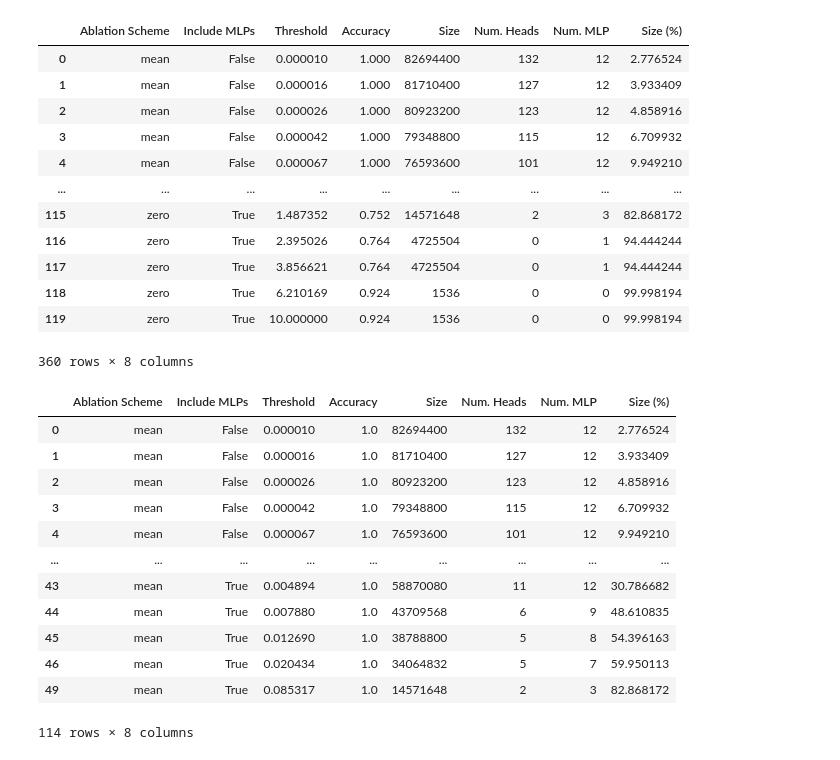
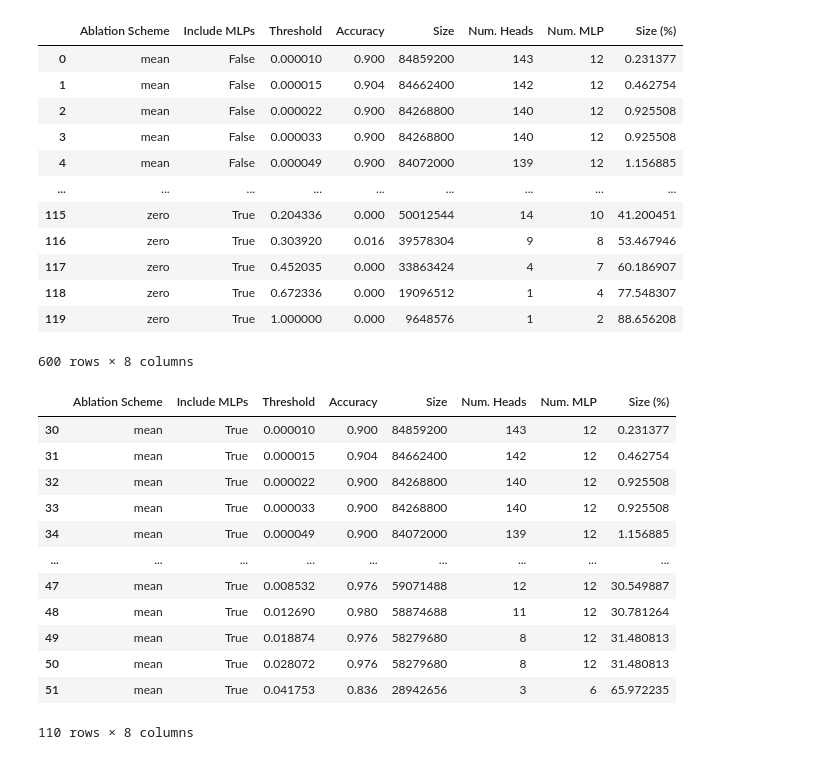
Before and after one commit to jgcarrasco/circuit-extraction, a Jupyter notebook: plots.ipynb, the cells around one changed output. Cells and saved outputs as stored; diff of their text form; code cells hidden in the pictures.

```diff
--- a/plots.ipynb
+++ b/plots.ipynb
@@ -5,7 +5,7 @@ import pandas as pd
 import seaborn as sns
 import matplotlib.pyplot as plt
 # %%
-task = "greater-than"
+task = "acronyms"
 ratio = 1.8
 
 df = []
@@ -17,36 +17,36 @@ df["Size (%)"] = (df["Size"].max() - df["Size"]) / df["Size"].max() * 100
 df
 # %% [output]
 |  | Ablation Scheme | Include MLPs | Threshold | Accuracy | Size | Num. Heads | Num. MLP | Size (%) |
-| 0 | mean | False | 0.000010 | 1.000 | 82694400 | 132 | 12 | 2.776524 |
-| 1 | mean | False | 0.000016 | 1.000 | 81710400 | 127 | 12 | 3.933409 |
-| 2 | mean | False | 0.000026 | 1.000 | 80923200 | 123 | 12 | 4.858916 |
-| 3 | mean | False | 0.000042 | 1.000 | 79348800 | 115 | 12 | 6.709932 |
-| 4 | mean | False | 0.000067 | 1.000 | 76593600 | 101 | 12 | 9.949210 |
+| 0 | mean | False | 0.000010 | 0.900 | 84859200 | 143 | 12 | 0.231377 |
+| 1 | mean | False | 0.000015 | 0.904 | 84662400 | 142 | 12 | 0.462754 |
+| 2 | mean | False | 0.000022 | 0.900 | 84268800 | 140 | 12 | 0.925508 |
+| 3 | mean | False | 0.000033 | 0.900 | 84268800 | 140 | 12 | 0.925508 |
+| 4 | mean | False | 0.000049 | 0.900 | 84072000 | 139 | 12 | 1.156885 |
 | ... | ... | ... | ... | ... | ... | ... | ... | ... |
-| 115 | zero | True | 1.487352 | 0.752 | 14571648 | 2 | 3 | 82.868172 |
-| 116 | zero | True | 2.395026 | 0.764 | 4725504 | 0 | 1 | 94.444244 |
-| 117 | zero | True | 3.856621 | 0.764 | 4725504 | 0 | 1 | 94.444244 |
-| 118 | zero | True | 6.210169 | 0.924 | 1536 | 0 | 0 | 99.998194 |
-| 119 | zero | True | 10.000000 | 0.924 | 1536 | 0 | 0 | 99.998194 |
+| 115 | zero | True | 0.204336 | 0.000 | 50012544 | 14 | 10 | 41.200451 |
+| 116 | zero | True | 0.303920 | 0.016 | 39578304 | 9 | 8 | 53.467946 |
+| 117 | zero | True | 0.452035 | 0.000 | 33863424 | 4 | 7 | 60.186907 |
+| 118 | zero | True | 0.672336 | 0.000 | 19096512 | 1 | 4 | 77.548307 |
+| 119 | zero | True | 1.000000 | 0.000 | 9648576 | 1 | 2 | 88.656208 |
-360 rows × 8 columns
+600 rows × 8 columns
 # %%
 #df = df.groupby(["Ablation Scheme", "Include MLPs", "Threshold"]).mean()
 # %%
-df[(df["Accuracy"] >= df["Accuracy"].max()) & (df["Ablation Scheme"] == "mean")]
+df[(df["Accuracy"] >= 0.7) & (df["Ablation Scheme"] == "mean") & (df["Include MLPs"] == True)]
 # %% [output]
 |  | Ablation Scheme | Include MLPs | Threshold | Accuracy | Size | Num. Heads | Num. MLP | Size (%) |
-| 0 | mean | False | 0.000010 | 1.0 | 82694400 | 132 | 12 | 2.776524 |
-| 1 | mean | False | 0.000016 | 1.0 | 81710400 | 127 | 12 | 3.933409 |
-| 2 | mean | False | 0.000026 | 1.0 | 80923200 | 123 | 12 | 4.858916 |
-| 3 | mean | False | 0.000042 | 1.0 | 79348800 | 115 | 12 | 6.709932 |
-| 4 | mean | False | 0.000067 | 1.0 | 76593600 | 101 | 12 | 9.949210 |
+| 30 | mean | True | 0.000010 | 0.900 | 84859200 | 143 | 12 | 0.231377 |
+| 31 | mean | True | 0.000015 | 0.904 | 84662400 | 142 | 12 | 0.462754 |
+| 32 | mean | True | 0.000022 | 0.900 | 84268800 | 140 | 12 | 0.925508 |
+| 33 | mean | True | 0.000033 | 0.900 | 84268800 | 140 | 12 | 0.925508 |
+| 34 | mean | True | 0.000049 | 0.900 | 84072000 | 139 | 12 | 1.156885 |
 | ... | ... | ... | ... | ... | ... | ... | ... | ... |
-| 43 | mean | True | 0.004894 | 1.0 | 58870080 | 11 | 12 | 30.786682 |
-| 44 | mean | True | 0.007880 | 1.0 | 43709568 | 6 | 9 | 48.610835 |
-| 45 | mean | True | 0.012690 | 1.0 | 38788800 | 5 | 8 | 54.396163 |
-| 46 | mean | True | 0.020434 | 1.0 | 34064832 | 5 | 7 | 59.950113 |
-| 49 | mean | True | 0.085317 | 1.0 | 14571648 | 2 | 3 | 82.868172 |
+| 47 | mean | True | 0.008532 | 0.976 | 59071488 | 12 | 12 | 30.549887 |
+| 48 | mean | True | 0.012690 | 0.980 | 58874688 | 11 | 12 | 30.781264 |
+| 49 | mean | True | 0.018874 | 0.976 | 58279680 | 8 | 12 | 31.480813 |
+| 50 | mean | True | 0.028072 | 0.976 | 58279680 | 8 | 12 | 31.480813 |
+| 51 | mean | True | 0.041753 | 0.836 | 28942656 | 3 | 6 | 65.972235 |
-114 rows × 8 columns
+110 rows × 8 columns
 # %%
 plt.figure(figsize=(ratio*4, 4))
 ax = sns.lineplot(df, x="Threshold", y="Size",
```
Also changed, not shown: parts of 3 cells of this notebook, 37 other files.
